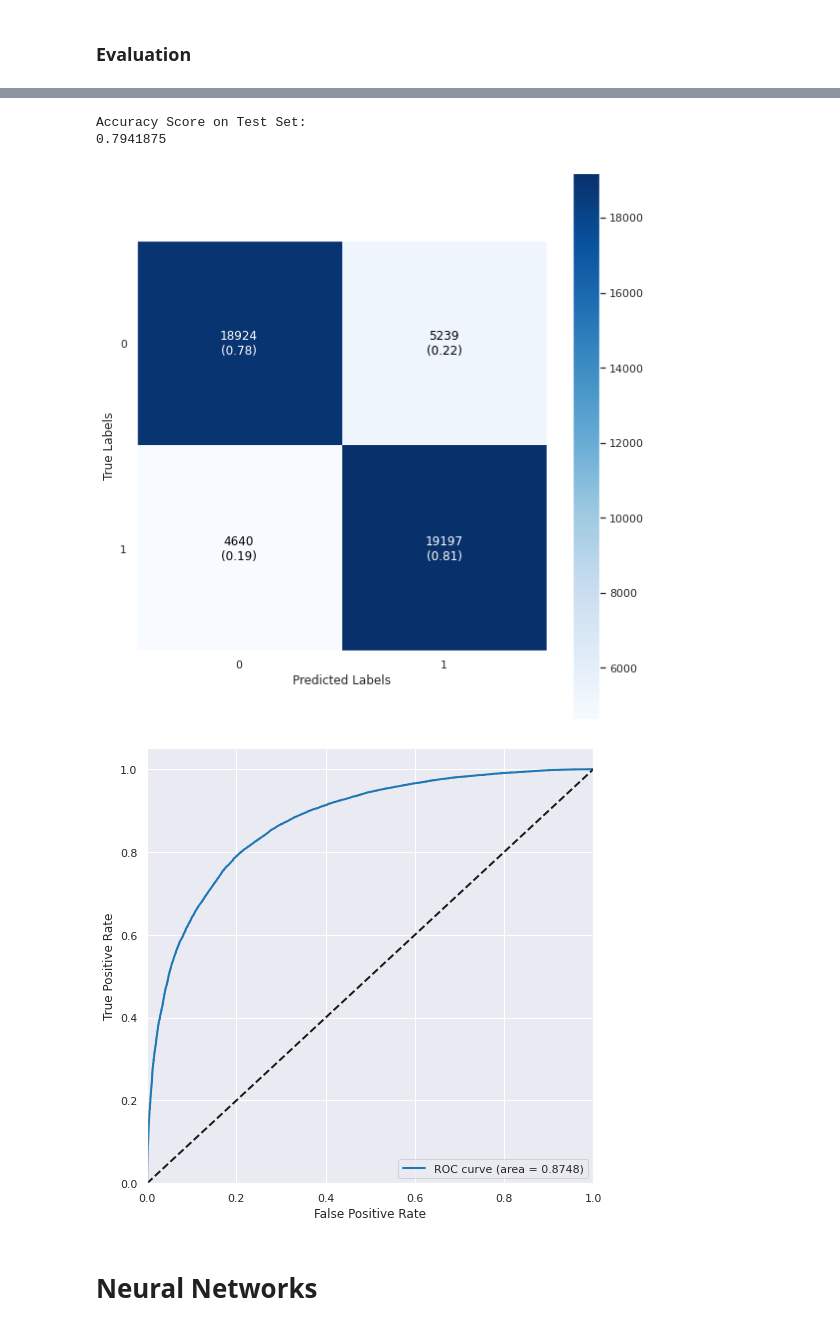
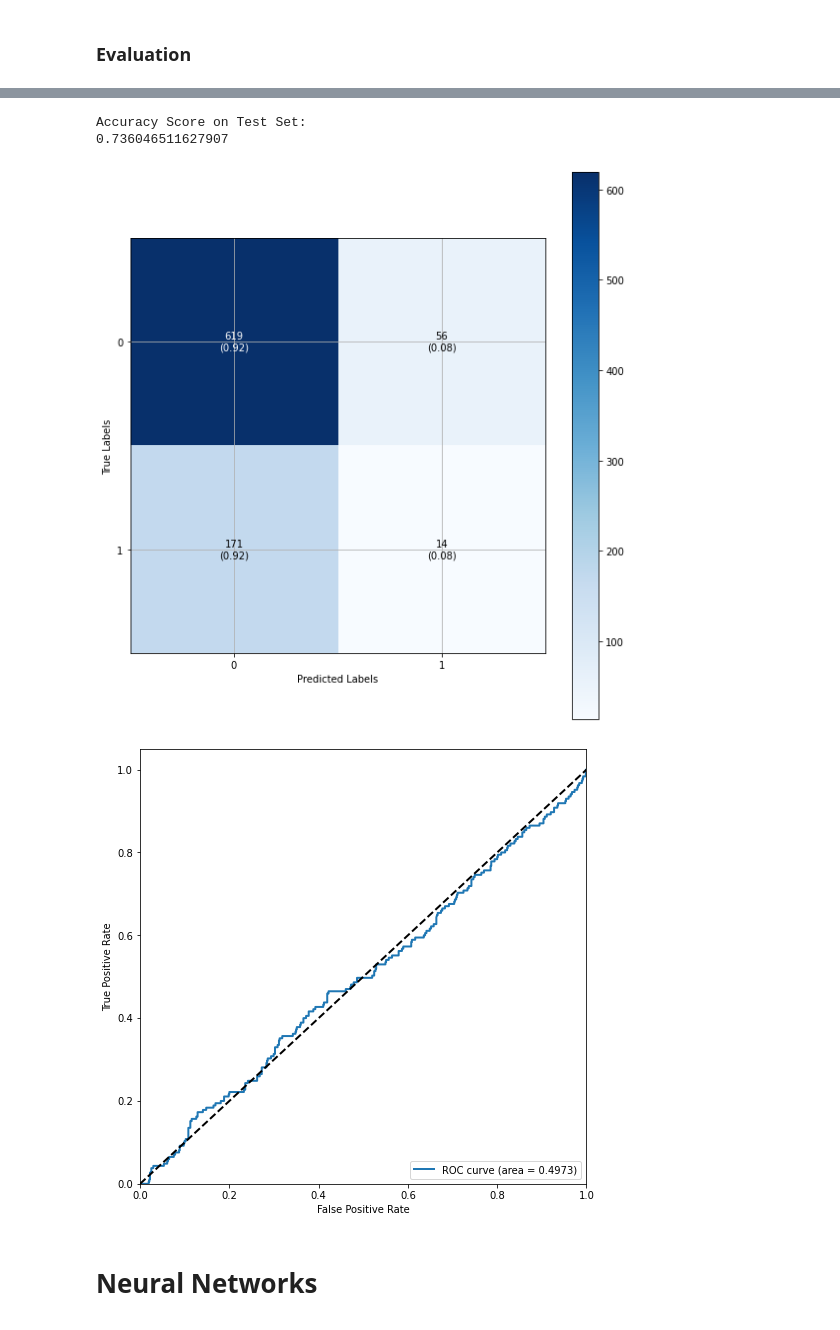
Before and after one commit to Michael-WC-Wong/Newspaper-Sentiment-Analysis-US-Iraq, a Jupyter notebook: NLP_Iraq_War_Pipeline.ipynb, the cells around one changed output, grey strips where cells are left out. Drawn from its saved outputs; the diff is of its cells as text; code cells hidden in the pictures.

```diff
--- a/NLP_Iraq_War_Pipeline.ipynb
+++ b/NLP_Iraq_War_Pipeline.ipynb
@@ -279,0 +287,2 @@ Preprocess Complete
+# %%
+X_new = text_cleaner(X, column="text", stopwords=stopwords.words("english"))
@@ -634,7 +666,10 @@ def plot_roc_curve(y_test, y_score, classes, roc_multilabel_count=3, figsize=(8,
     fpr, tpr, roc_auc = {}, {}, {}
     n_classes = len(classes)
     if n_classes == 2:
-        fpr, tpr, _ = roc_curve(y_test, y_score)
+        try:
+            fpr, tpr, _ = roc_curve(y_test, y_score)
+        except ValueError:
+            fpr, tpr, _ = roc_curve(y_test, y_score[:, 1])
         roc_auc = auc(fpr, tpr)
 #         print(roc_auc)
 
@@ -653,8 +688,12 @@ def plot_roc_curve(y_test, y_score, classes, roc_multilabel_count=3, figsize=(8,
 
     else:
         for i in range(n_classes):
-            fpr[i], tpr[i], _ = roc_curve([sublist[i] for sublist in y_test],
-                              [sublist[i] for sublist in y_score])
+            try:
+                fpr[i], tpr[i], _ = roc_curve([sublist[i] for sublist in y_test],
+                                  [sublist[i] for sublist in y_score])
+            except ValueError:
+                fpr[i], tpr[i], _ = roc_curve([sublist[i] for sublist in y_test],
+                              [sublist[i] for sublist in y_score[:, 1]])
             roc_auc[i] = auc(fpr[i], tpr[i])
 
         all_fpr = np.unique(np.concatenate([fpr[i] for i in range(n_classes)]))
@@ -1466,10 +1508,10 @@ lgbm_clf_final = pipeline_fit(
                                 X_train=X_train,
                                 y_train=y_train,
                                 pipeline="LightGBM",
-                                search_method="gridsearch",
-#                                         n_iter=3,
-                                verbose_searchcv=2,
-                                n_jobs=12,
-                                save_name="Twitter_test"
+                                search_method="randomsearch",
+                                n_iter=50,
+                                verbose_searchcv=1,
+                                n_jobs=10,
+                                save_name="News_test"
                             )
 # %% [output]
@@ -1503,5 +1544,5 @@ Best Params:  {'linear_svc_classifier__C': 0.1767766952966369, 'linear_svc_class
 # %% [markdown]
 ### Evaluation
 # %%
-y_pred_linear_svc = lgbm_clf_final.predict(X_test)
-y_score_linear_svc = lgbm_clf_final.decision_function(X_test)
+y_pred_lgbm = lgbm_clf_final.predict(X_test)
+y_score_lgbm = lgbm_clf_final.predict_proba(X_test)
@@ -1515,20 +1549,20 @@ Preprocess Complete
 # %%
 print("Accuracy Score on Test Set:")
 # Inverse transform onehot labels using labelbinarizer
-print(accuracy_score(y_test, y_pred_linear_svc))
+print(accuracy_score(y_test, y_pred_lgbm))
 
 # np.set_printoptions(precision=2)
 # print(linear_svc_clf_final.classes_)
 # Plot confusion matrix
-plot_confusion_matrix(y_test, y_pred_linear_svc, classes=lgbm_clf_final.classes_)
+plot_confusion_matrix(y_test, y_pred_lgbm, classes=lgbm_clf_final.classes_)
 
 # Plot ROC curve (requires onehot targets)
-plot_roc_curve(y_test, y_score_linear_svc, classes=lgbm_clf_final.classes_, roc_multilabel_count=2)
+plot_roc_curve(y_test, y_score_lgbm, classes=lgbm_clf_final.classes_, roc_multilabel_count=2)
 # %% [output]
 Accuracy Score on Test Set:
-0.7941875
+0.736046511627907
-[figure, old version]
+[figure, new version]
-[figure, old version]
+[figure, new version]
 # %% [markdown]
 # Neural Networks
 # %% [markdown]
```
Also changed, not shown: parts of 52 cells of this notebook, 4 other files.
